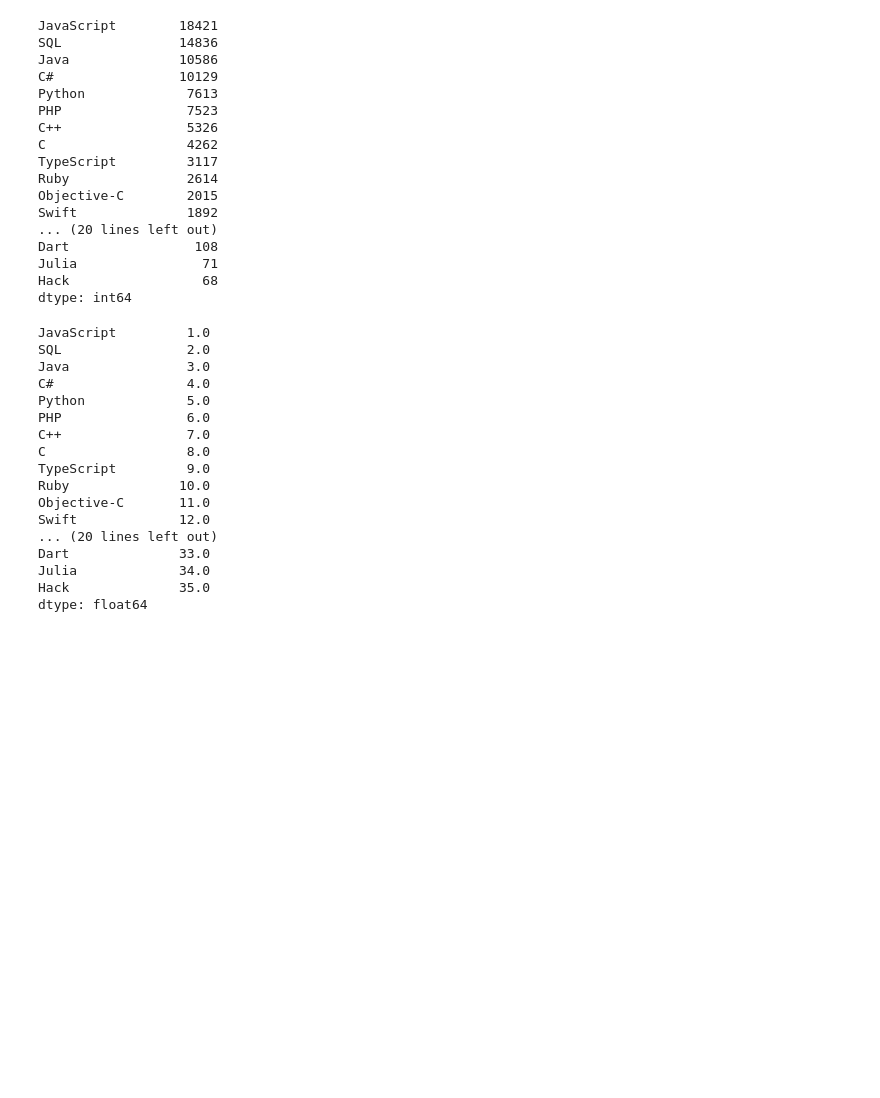
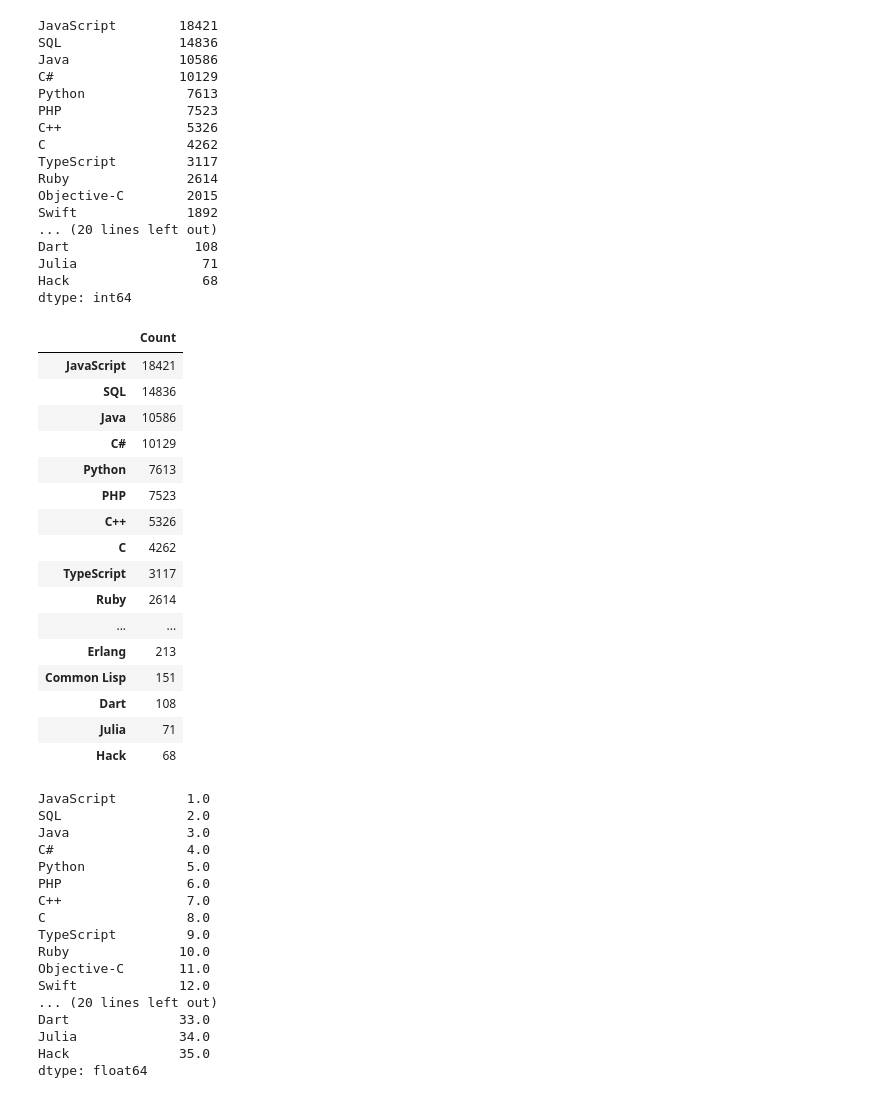
Before and after one commit to sucpark/stackoverflow_survey_analysis, a Jupyter notebook: developer_survey_analysis.ipynb, the cells around one changed output. Saved outputs shown, nothing was run; the diff lists cells and outputs as text; code cells hidden in the pictures; blank space fills up the shorter version.

```diff
--- a/developer_survey_analysis.ipynb
+++ b/developer_survey_analysis.ipynb
@@ -171,6 +175,26 @@ Dart                108
 Julia                71
 Hack                 68
 dtype: int64
+# %%
+pd.DataFrame(language_counts, columns=['Count'])
+# %% [output]
+|  | Count |
+| JavaScript | 18421 |
+| SQL | 14836 |
+| Java | 10586 |
+| C# | 10129 |
+| Python | 7613 |
+| PHP | 7523 |
+| C++ | 5326 |
+| C | 4262 |
+| TypeScript | 3117 |
+| Ruby | 2614 |
+| ... | ... |
+| Erlang | 213 |
+| Common Lisp | 151 |
+| Dart | 108 |
+| Julia | 71 |
+| Hack | 68 |
 # %%
 language_rank = language_counts.rank(ascending=False)
 language_rank
```
Also changed, not shown: parts of 19 cells of this notebook.
